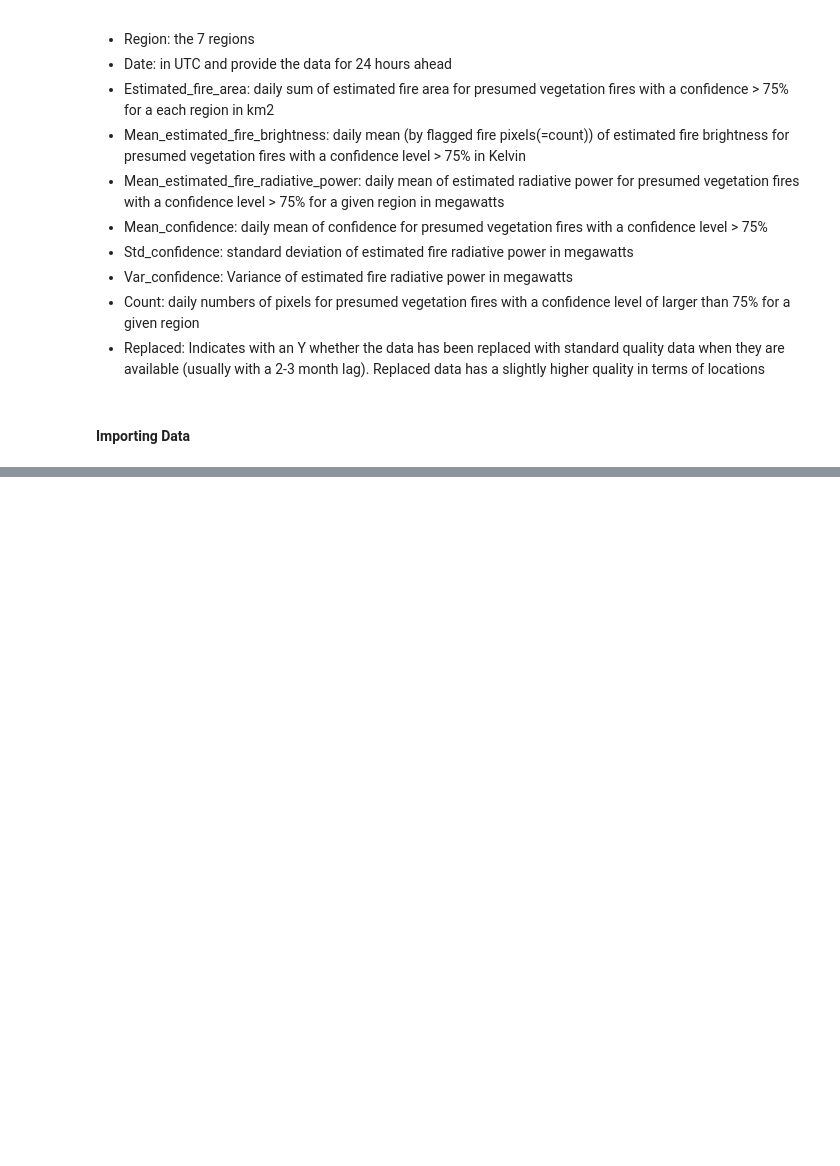
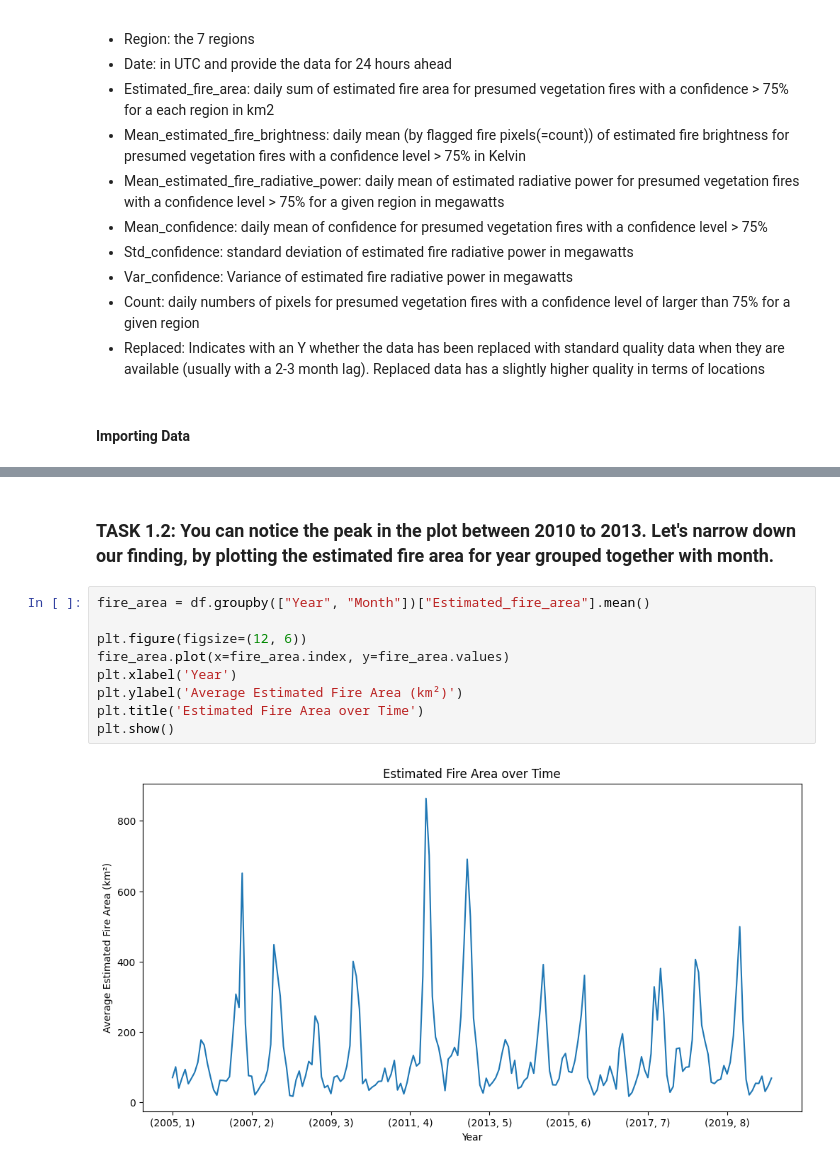
Before and after one commit to jbigishiro/Analyzing-Wildfire-Activities-in-Australia-Part-1, a Jupyter notebook: main.ipynb, the cells around one changed output, grey strips where cells are left out. Saved outputs shown, nothing was run; the diff lists cells and outputs as text; blank space fills up the shorter version.

```diff
--- a/main.ipynb
+++ b/main.ipynb
@@ -32,0 +102,13 @@ Variables
+# %% [markdown]
+### TASK 1.2: You can notice the peak in the plot between 2010 to 2013. Let's narrow down our finding, by plotting the estimated fire area for year grouped together with month.
+# %%
+fire_area = df.groupby(["Year", "Month"])["Estimated_fire_area"].mean()
+
+plt.figure(figsize=(12, 6))
+fire_area.plot(x=fire_area.index, y=fire_area.values)
+plt.xlabel('Year')
+plt.ylabel('Average Estimated Fire Area (km²)')
+plt.title('Estimated Fire Area over Time')
+plt.show()
+# %% [output]
+[figure, added]
```
Also changed, not shown: parts of 17 cells of this notebook.
